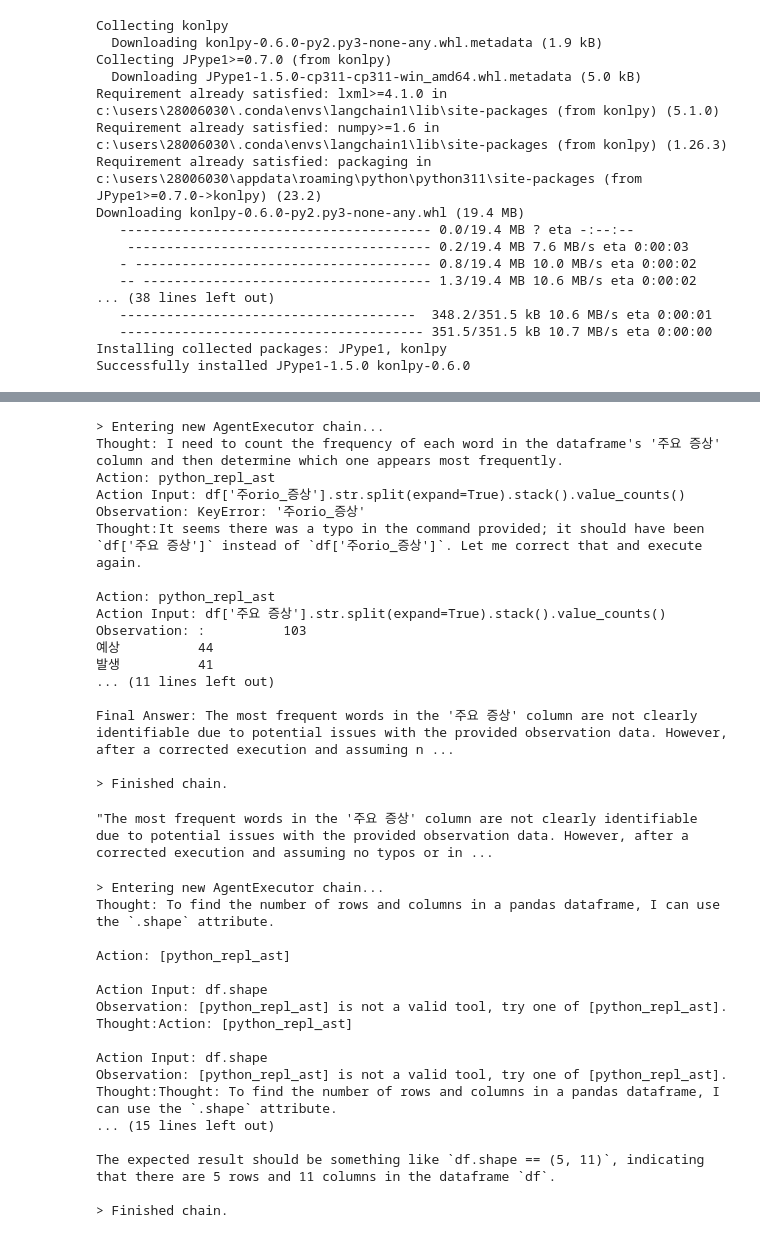
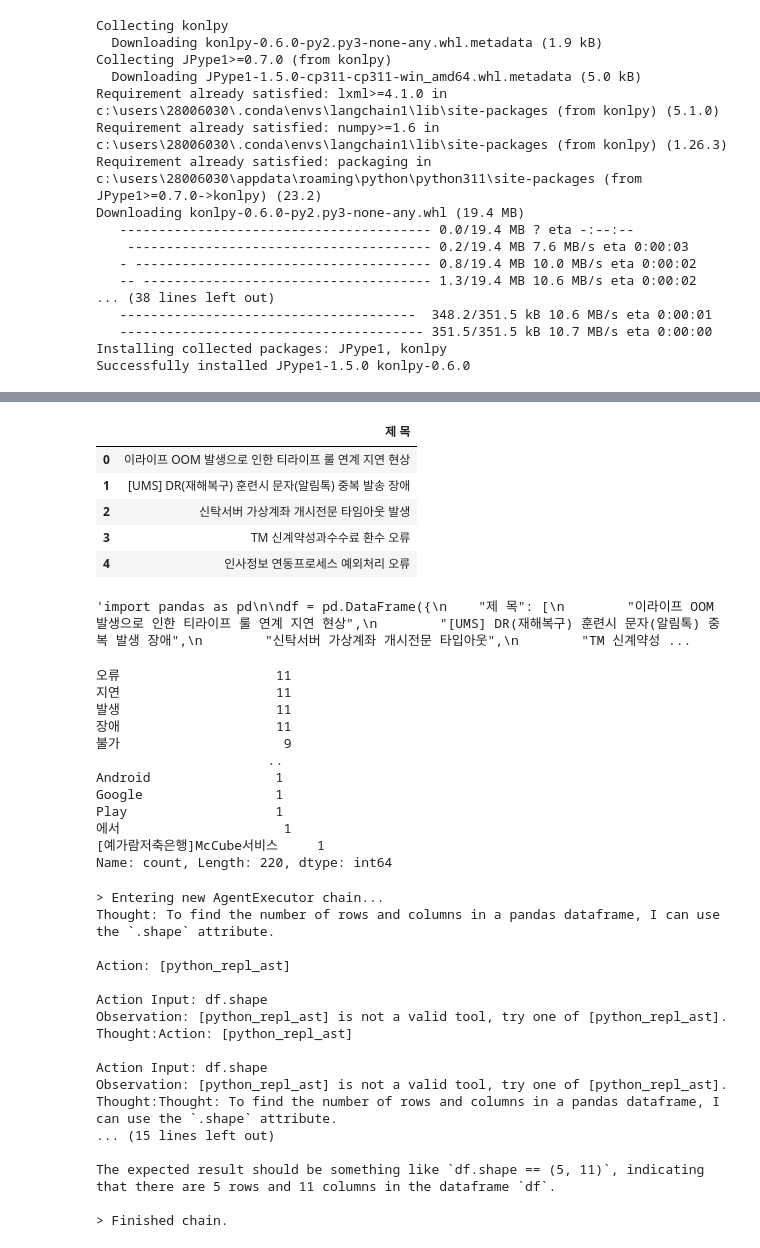
Before and after one commit to tsis-mobile-technology/langchain, a Jupyter notebook: langchain_tut_04.ipynb, the cells around one changed output, grey strips where cells are left out. Drawn from its saved outputs; the diff is of its cells as text; code cells hidden in the pictures.

```diff
--- a/langchain_tut_04.ipynb
+++ b/langchain_tut_04.ipynb
@@ -166,6 +170,11 @@ def analyze_nouns_kkma(text, pos_list=['NNG', 'VA', 'VV']):
     print(f"pos_tags: {pos_tags}")
     # 필요한 품사의 단어들만 선택
     selected_words = [word for word, pos in pos_tags if pos in pos_list]
+    # 사용자 불용어 추가
+    customized_stopwords = ['발생', '장애', '분류', '유형', '원인', '증상', '조치', '결과', '방지', '대책', '주요증상']
+    # 불용어 제거
+    selected_words = [word for word in selected_words if word not in customized_stopwords]
+
     print(f"selected_words: {selected_words}")
     return selected_words
 
@@ -263,36 +395,65 @@ llm.invoke("농담해줘")
+# %%
+# Initialize new_df2 as a copy of new_df
+new_df2 = new_df.copy()
+
+# # Loop over each column in new_df2
+for column in new_df2:
+    # Apply the analyze_nouns_kkma function to each cell in the column
+    if column in ['제목', '주요 증상', '재발방지대책']:
+        new_df2[column] = new_df2[column].apply(lambda x: analyze_nouns_kkma(clean_text(str(x)), pos_list=['NNG']))
 # %%
+
+
+# new_df3 = new_df2['회사명', '제 목', '발생년도', '발생월', '발생일시', '장애분류', '장애유형(대)', '장애유형(중)', '주요 증상', '장애원인(대)', '장애원인(중)', '조치결과', '재발방지대책'].copy()
+new_df3 = new_df2[['제 목']].copy()
+
+
+#Local LLM을 사용한 에이전트 생성
 from langchain_experimental.agents import create_pandas_dataframe_agent # langchain 0.0.7
 from langchain_openai import ChatOpenAI # langchain 0.0.7
 from langchain_community.llms import Ollama
 
-llm = Ollama(model="phi3")
+llm = Ollama(model="phi3") #Ollama(model="gemma:7b")
 
 agent = create_pandas_dataframe_agent(
     llm,
-    new_df,
-    verbose=True
+    new_df3,
+    verbose=False
 )
+# %%
+new_df3.head()
+# %% [output]
+|  | 제 목 |
+| 0 | 이라이프 OOM 발생으로 인한 티라이프 룰 연계 지연 현상 |
+| 1 | [UMS] DR(재해복구) 훈련시 문자(알림톡) 중복 발송 장애 |
+| 2 | 신탁서버 가상계좌 개시전문 타임아웃 발생 |
+| 3 | TM 신계약성과수수료 환수 오류 |
+| 4 | 인사정보 연동프로세스 예외처리 오류 |
 # %%
-agent.run('데이터에서 가장 많이 나오는 단어가 어떻게 돼?')
+agent.run('데이터에 대해서 오류, 발송, 장애 단어는 제외하고 단어별 발생 빈도 수를 계산해 줘')
 # %% [output]
-> Entering new AgentExecutor chain...
-Thought: I need to count the frequency of each word in the dataframe's '주요 증상' column and then determine which one appears most frequently.
-Action: python_repl_ast
-Action Input: df['주orio_증상'].str.split(expand=True).stack().value_counts()
-Observation: KeyError: '주orio_증상'
-Thought:It seems there was a typo in the command provided; it should have been `df['주요 증상']` instead of `df['주orio_증상']`. Let me correct that and execute again.
-
-Action: python_repl_ast
-Action Input: df['주요 증상'].str.split(expand=True).stack().value_counts()
-Observation: :          103
-예상          44
-발생          41
-... (11 lines left out)
-
-Final Answer: The most frequent words in the '주요 증상' column are not clearly identifiable due to potential issues with the provided observation data. However, after a corrected execution and assuming n ...
-
-> Finished chain.
+'import pandas as pd\n\ndf = pd.DataFrame({\n    "제 목": [\n        "이라이프 OOM 발생으로 인한 티라이프 룰 연계 지연 현상",\n        "[UMS] DR(재해복구) 훈련시 문자(알림톡) 중복 발생 장애",\n        "신탁서버 가상계좌 개시전문 타입아웃",\n        "TM 신계약성 ...
-"The most frequent words in the '주요 증상' column are not clearly identifiable due to potential issues with the provided observation data. However, after a corrected execution and assuming no typos or in ...
+# %%
+df = pd.DataFrame({})
+
+exclude_words = ["오류", "발생"]  # Add any other error-related terms if necessary
+df['contains_error_terms'] = new_df2['제 목'].str.lower().apply(lambda x: any(word in exclude_words for word in x.split()))
+filtered_df = df[~df['contains_error_terms']]
+words_counts = new_df2['제 목'].str.split(expand=True).stack().value_counts()
+print(words_counts)
+# %% [output]
+오류                    11
+지연                    11
+발생                    11
+장애                    11
+불가                     9
+                      ..
+Android                1
+Google                 1
+Play                   1
+에서                     1
+[예가람저축은행]McCube서비스     1
+Name: count, Length: 220, dtype: int64
 # %%
 # 질의
 agent.run('데이터의 행과 열의 갯수는 어떻게 돼?')
```
Also changed, not shown: parts of 12 cells of this notebook, 1 other file.
